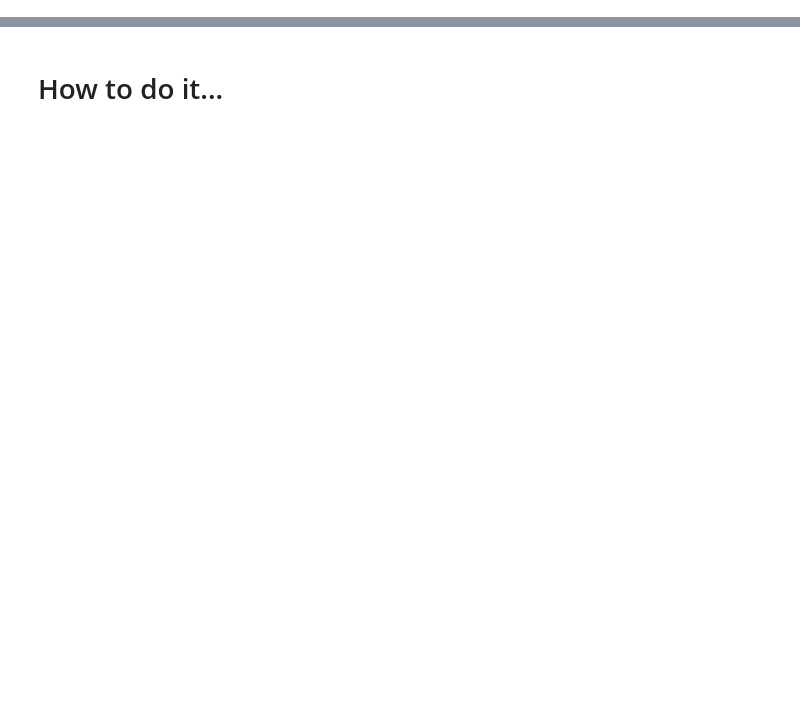
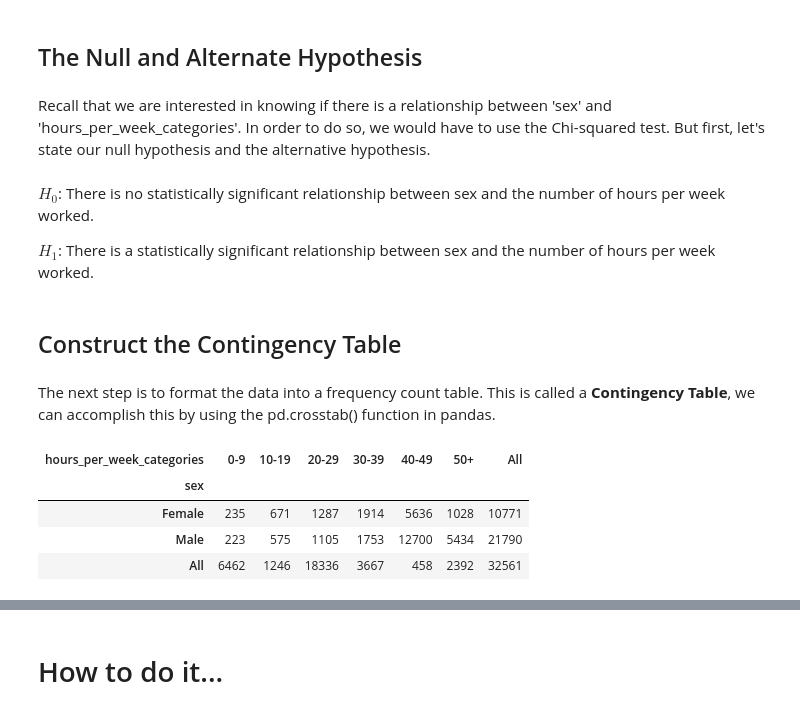
Before and after one commit to atlas-github/20190731StarMediaGroup, a Jupyter notebook: 3B_Estimating_the_correlation_between_two_variables_with_a_contingency_table_and_a_chi_squared_test.ipynb, the cells around one changed output, grey strips where cells are left out. Drawn from its saved outputs; the diff is of its cells as text; code cells hidden in the pictures; blank space fills up the shorter version.

```diff
--- a/3B_Estimating_the_correlation_between_two_variables_with_a_contingency_table_and_a_chi_squared_test.ipynb
+++ b/3B_Estimating_the_correlation_between_two_variables_with_a_contingency_table_and_a_chi_squared_test.ipynb
@@ -13,0 +41,12 @@ In this recipe, we will take a look at the same tennis dataset as in the first r
+# %%
+#Create a column for work hour categories.
+def process_hours(df):
+    cut_points = [0,9,19,29,39,49,1000]
+    label_names = ["0-9","10-19","20-29","30-39","40-49","50+"]
+    df["hours_per_week_categories"] = pd.cut(df["hours-per-week"],
+                                             cut_points,labels=label_names)
+    return df
+# %%
+data = process_hours(data)
+workhour_by_sex = data[['sex', 'hours_per_week_categories']]
+workhour_by_sex.head()
@@ -13,0 +76,25 @@ In this recipe, we will take a look at the same tennis dataset as in the first r
+# %% [markdown]
+## The Null and Alternate Hypothesis
+# %% [markdown]
+Recall that we are interested in knowing if there is a relationship between 'sex' and 'hours_per_week_categories'. In order to do so, we would have to use the Chi-squared test. But first, let's state our null hypothesis and the alternative hypothesis.
+# %% [markdown]
+$H_0$: There is no statistically significant relationship between sex and the number of hours per week worked.
+
+$H_1$: There is a statistically significant relationship between sex and the number of hours per week worked.
+# %% [markdown]
+## Construct the Contingency Table
+# %% [markdown]
+The next step is to format the data into a frequency count table. This is called a **Contingency Table**, we can accomplish this by using the pd.crosstab() function in pandas.
+# %%
+contingency_table = pd.crosstab(
+    workhour_by_sex['sex'],
+    workhour_by_sex['hours_per_week_categories'],
+    margins = True
+)
+contingency_table
+# %% [output]
+| hours_per_week_categories | 0-9 | 10-19 | 20-29 | 30-39 | 40-49 | 50+ | All |
+| sex |  |  |  |  |  |  |  |
+| Female | 235 | 671 | 1287 | 1914 | 5636 | 1028 | 10771 |
+| Male | 223 | 575 | 1105 | 1753 | 12700 | 5434 | 21790 |
+| All | 6462 | 1246 | 18336 | 3667 | 458 | 2392 | 32561 |
```
Also changed, not shown: parts of 52 cells of this notebook.
